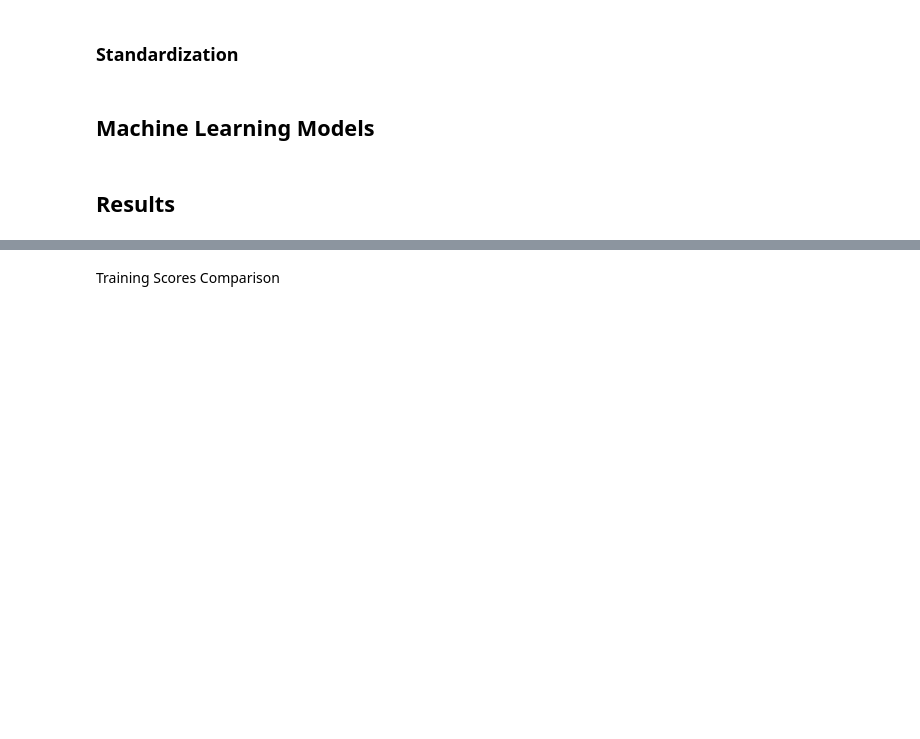
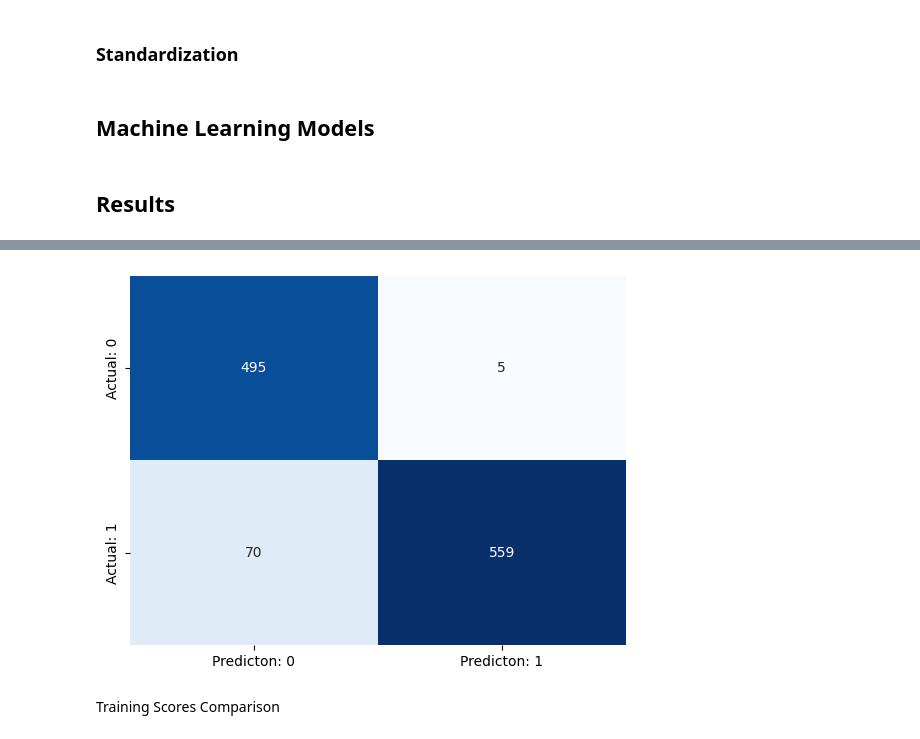
Before and after one commit to angelodelapaz/CustomerReesponsePredictionModel, a Jupyter notebook: copy1.ipynb, the cells around one changed output, grey strips where cells are left out. Saved outputs shown, nothing was run; the diff lists cells and outputs as text; code cells hidden in the pictures; blank space fills up the shorter version.

```diff
--- a/copy1.ipynb
+++ b/copy1.ipynb
@@ -454,3 +500,15 @@ Decision Tree AUC: 0.9350
+# %%
+cm_dt = confusion_matrix(tree_preds, y_test)
+
+fig, ax = plt.subplots()
+
+sns.heatmap(cm_dt, ax=ax, cmap='Blues', annot=True, fmt='g', cbar=False,
+            xticklabels=['Predicton: 0', 'Predicton: 1'],
+            yticklabels=['Actual: 0', 'Actual: 1'])
+
+plt.show()
+# %% [output]
+[figure, added]
 # %% [markdown]
 Training Scores Comparison
 # %%
```
Also changed, not shown: parts of 10 cells of this notebook.
